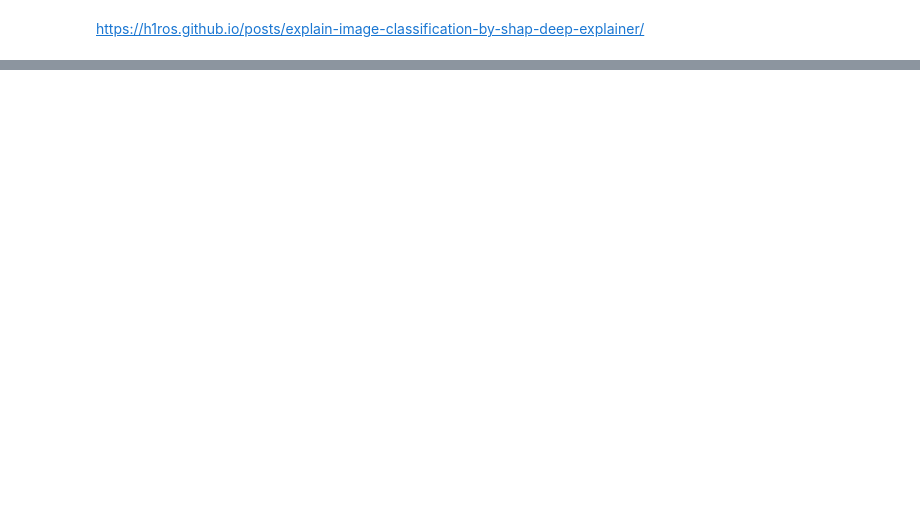
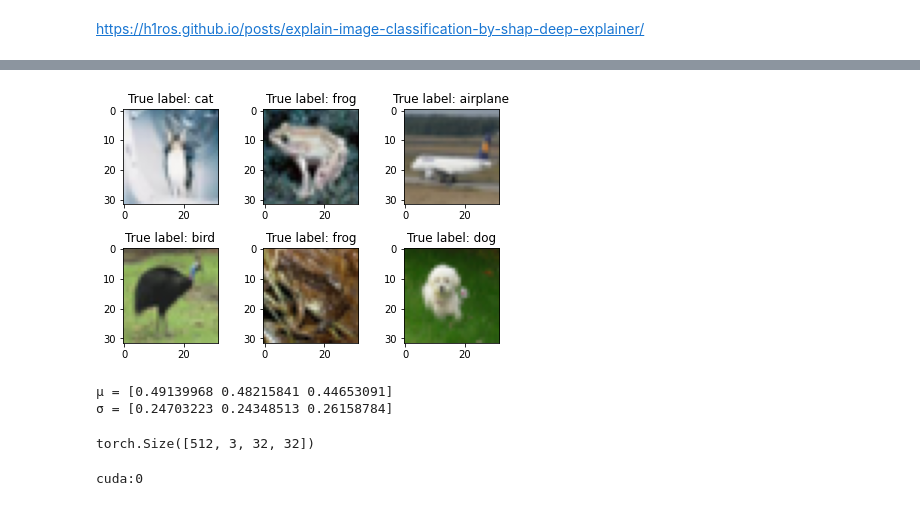
Before and after one commit to amitliron/My_AI_Exercises, a Jupyter notebook: Age prediction/Shap_Tests.ipynb, the cells around one changed output, grey strips where cells are left out. Saved outputs shown, nothing was run; the diff lists cells and outputs as text; code cells hidden in the pictures; blank space fills up the shorter version.

```diff
--- a/Age prediction/Shap_Tests.ipynb
+++ b/Age prediction/Shap_Tests.ipynb
@@ -220,0 +38,6 @@ Note that order of the arguments: ceil_mode and return_indices will changeto mat
+# %%
+DATA_PATH = '../../data'
+oTrainSet = torchvision.datasets.CIFAR10(root=DATA_PATH, train=True,  download=True, transform=transforms.ToTensor())
+oTestSet  = torchvision.datasets.CIFAR10(root=DATA_PATH, train=False, download=True, transform=transforms.ToTensor())
+
+oTrainSet.data.shape, oTrainSet[0][0].shape
@@ -220,0 +63,21 @@ Note that order of the arguments: ceil_mode and return_indices will changeto mat
+# %%
+N, H, W, C = oTrainSet.data.shape
+fig, _     = plt.subplots(2, 3, figsize=(6, 4))
+for ax in fig.axes:
+    idx   = np.random.randint(0, N)
+    mX, y = oTrainSet[idx]
+    ax.imshow   (np.transpose(mX.numpy(), (1,2,0)))
+    ax.set_title(f'True label: {lClasses[y]}')
+
+plt.tight_layout()
+plt.show()
+# %% [output]
+[figure, added]
+# %%
+vMean = oTrainSet.data.mean((0,1,2)) / 255
+vStd  = oTrainSet.data.std ((0,1,2)) / 255
+print('µ =', vMean)
+print('σ =', vStd)
+# %% [output]
+µ = [0.49139968 0.48215841 0.44653091]
+σ = [0.24703223 0.24348513 0.26158784]
@@ -220,0 +92,14 @@ Note that order of the arguments: ceil_mode and return_indices will changeto mat
+# %%
+batchSize = 512
+oTrainDL  = torch.utils.data.DataLoader(oTrainSet, shuffle=True,  batch_size=1*batchSize, num_workers=2, persistent_workers=True)
+oTestDL   = torch.utils.data.DataLoader(oTestSet,  shuffle=False, batch_size=2*batchSize, num_workers=2, persistent_workers=True)
+
+mX, vY    = next(iter(oTrainDL))
+mX.shape
+# %% [output]
+torch.Size([512, 3, 32, 32])
+# %%
+DEVICE = torch.device("cuda:0" if torch.cuda.is_available() else "cpu")
+print(DEVICE)
+# %% [output]
+cuda:0
```
Also changed, not shown: parts of 28 cells of this notebook.
